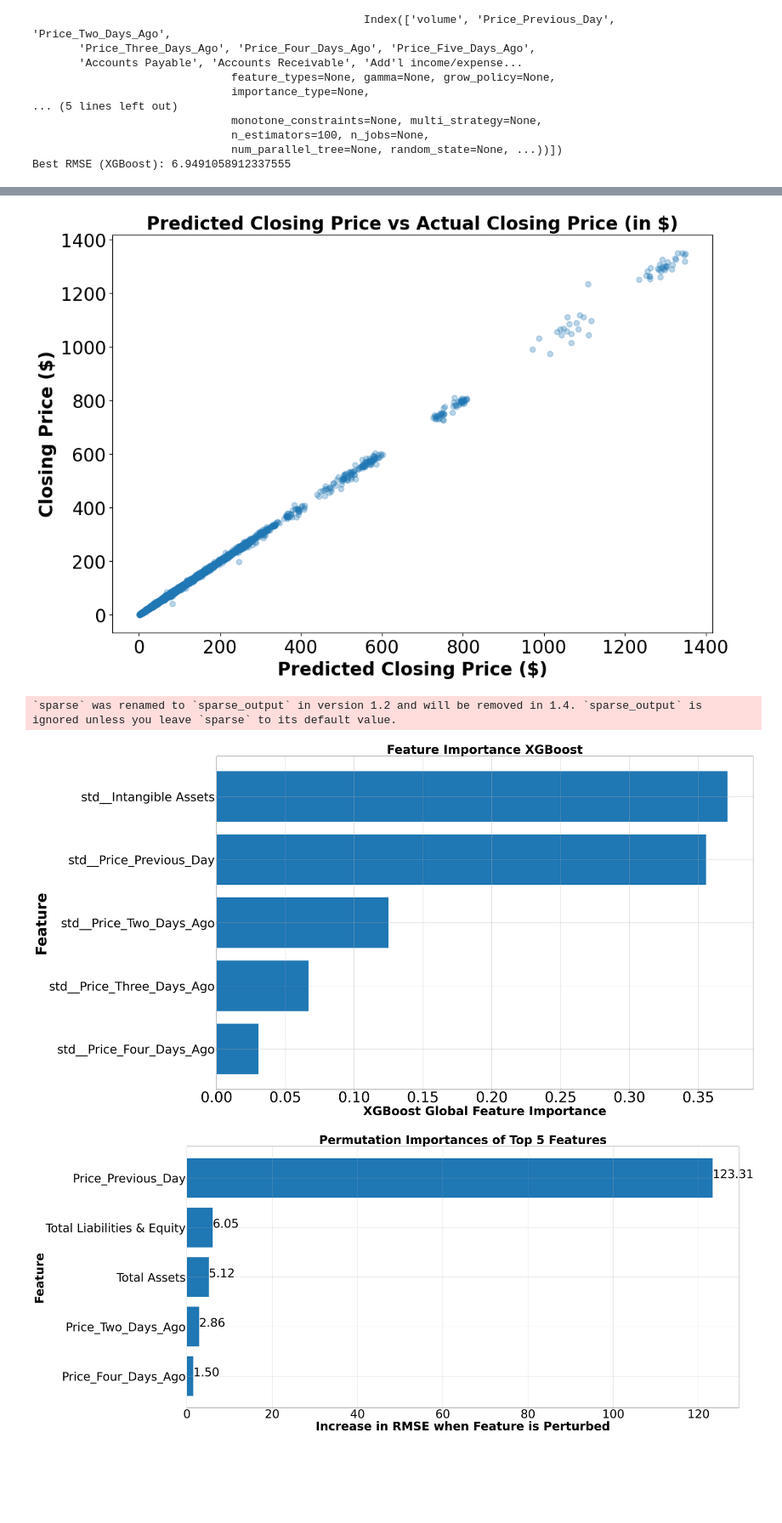
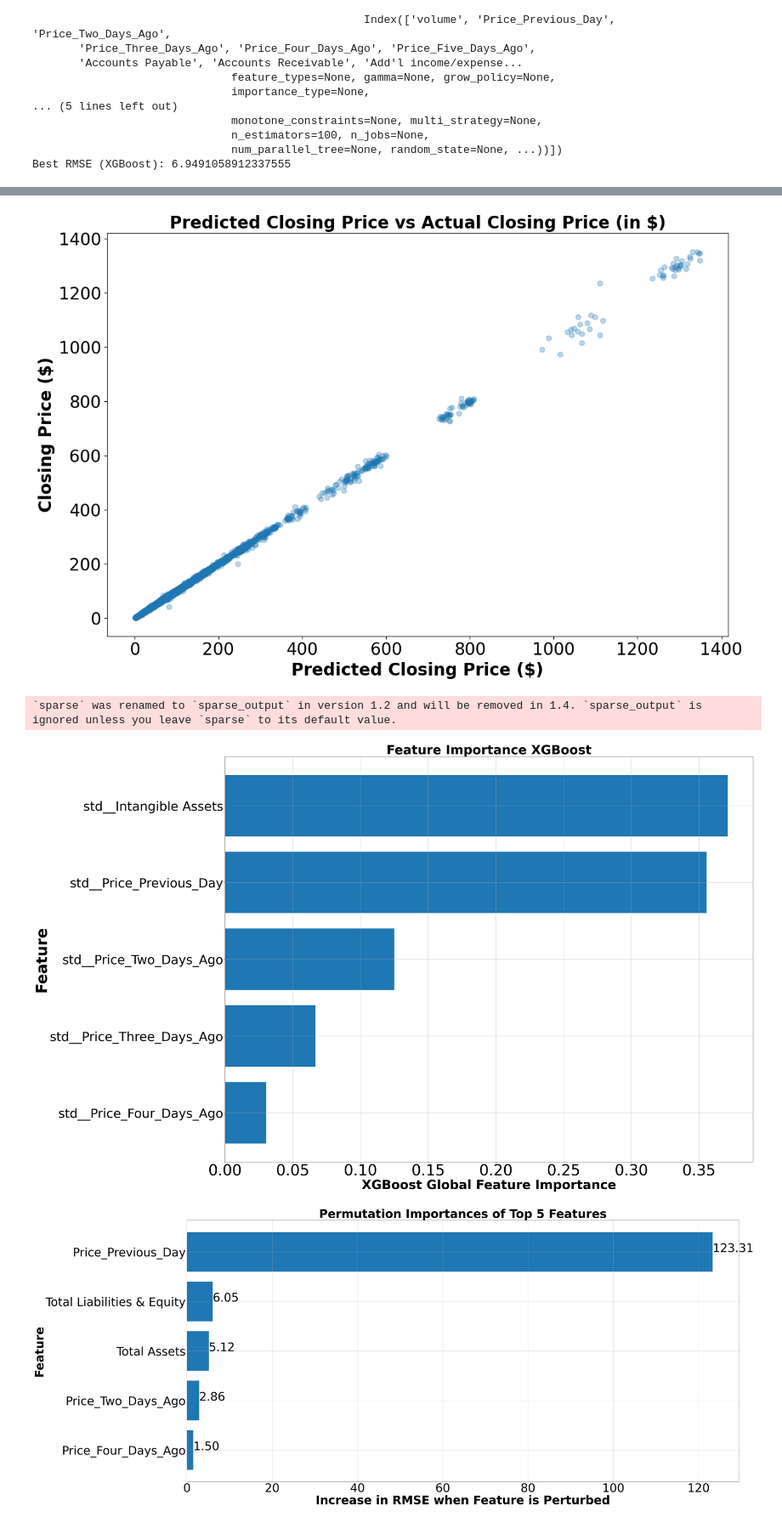
Before and after one commit to chistefano/Final_DATA1030, a Jupyter notebook: src/Final.ipynb, the cells around one changed output, grey strips where cells are left out. Shown at 85% size. Drawn from its saved outputs; the diff is of its cells as text; code cells hidden in the pictures; blank space fills up the shorter version.

```diff
--- a/src/Final.ipynb
+++ b/src/Final.ipynb
@@ -1060,8 +1112,9 @@ plt.xlabel("Predicted Closing Price ($)", weight='bold',size=20)
 plt.ylabel("Closing Price ($)", weight='bold', size=20)
 plt.xticks(size=20)
 plt.yticks(size=20)
+plt.tight_layout()
 #Save the figure
 plt.savefig('/Users/stefano/Desktop/DATA1030/FinalProject/Figures/RidgePredictions.png', dpi=300)
 plt.show()
 # %% [output]
-[figure, old version]
+[figure, new version]
@@ -1088,33 +1144,34 @@ pipeline = Pipeline(steps=[('preprocessor', preprocessor_final),
 #process the data using xgBoost
 pipeline.fit(X_temporary, y_temporary)
 
 #specify the model
 model = pipeline.named_steps['model']
 
 #find the names of the features
 feature_names = preprocessor_final.get_feature_names_out()
 
-#find the importance of the features
+#find the importance of the different features
 feature_importances = model.feature_importances_
 
 #Use a sorted index to find the top 5 features and their respective importance
 top_5_idx = np.argsort(feature_importances)[-5:][::-1]
 top_5_importances = feature_importances[top_5_idx]
 top_5_feature_names = [feature_names[i] for i in top_5_idx]
 
 #plot the graph
 plt.figure(figsize=(40, 25))
 bars = plt.barh(top_5_feature_names, top_5_importances)
 plt.xlabel("XGBoost Global Feature Importance", weight='bold', size=50)
 plt.ylabel("Feature", weight='bold', size=60)
 plt.xticks(size=60)
 plt.yticks(size=50)
 plt.title("Feature Importance XGBoost", weight='bold', size=50)
 plt.gca().invert_yaxis()
+plt.tight_layout()
 #Save the figure
 plt.savefig('/Users/stefano/Desktop/DATA1030/FinalProject/Figures/XGBoostImportance.png', dpi=300)
 plt.grid()
 # %% [output]
 `sparse` was renamed to `sparse_output` in version 1.2 and will be removed in 1.4. `sparse_output` is ignored unless you leave `sparse` to its default value.
-[figure, old version]
+[figure, new version]
 # %%
```
Also changed, not shown: parts of 61 cells of this notebook.
